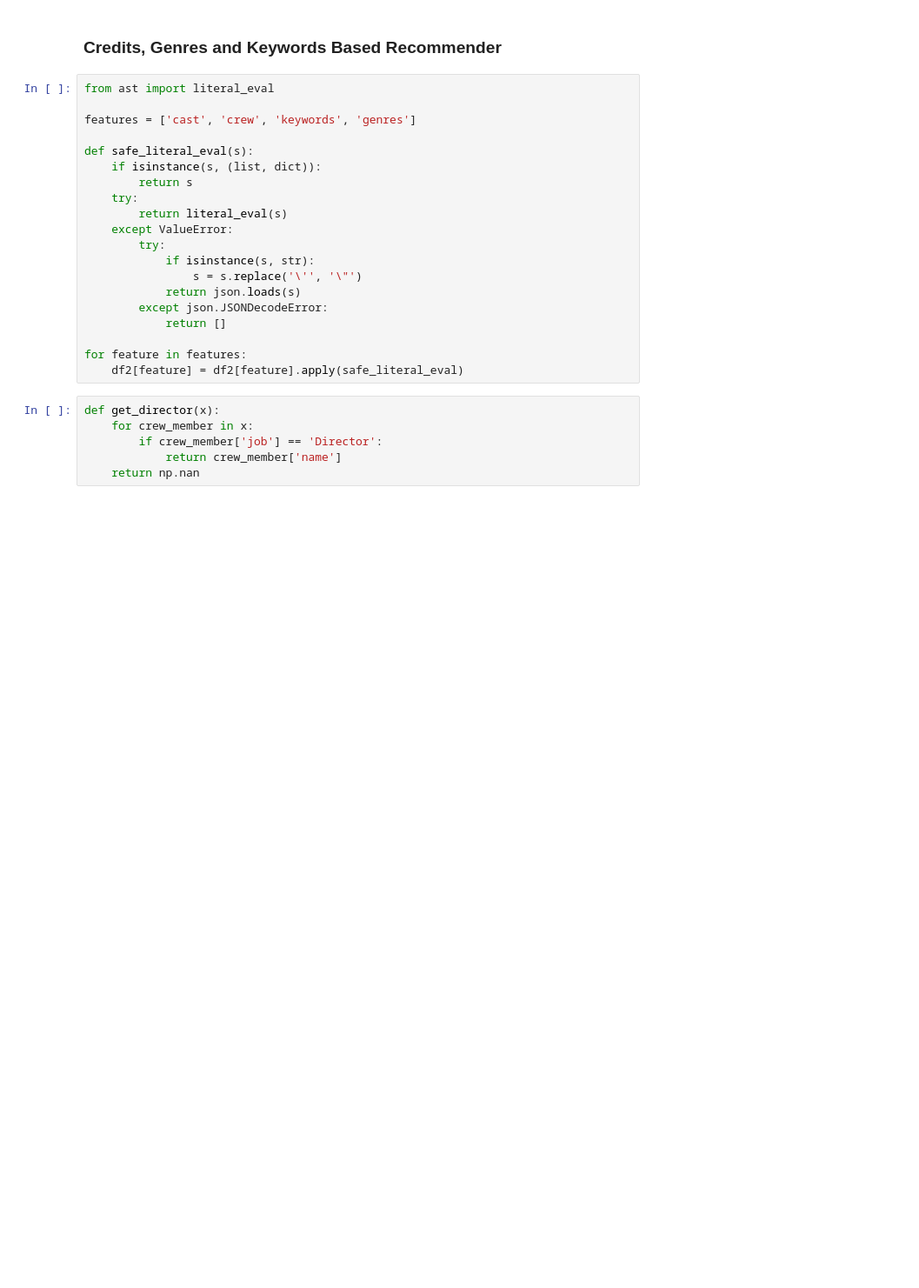
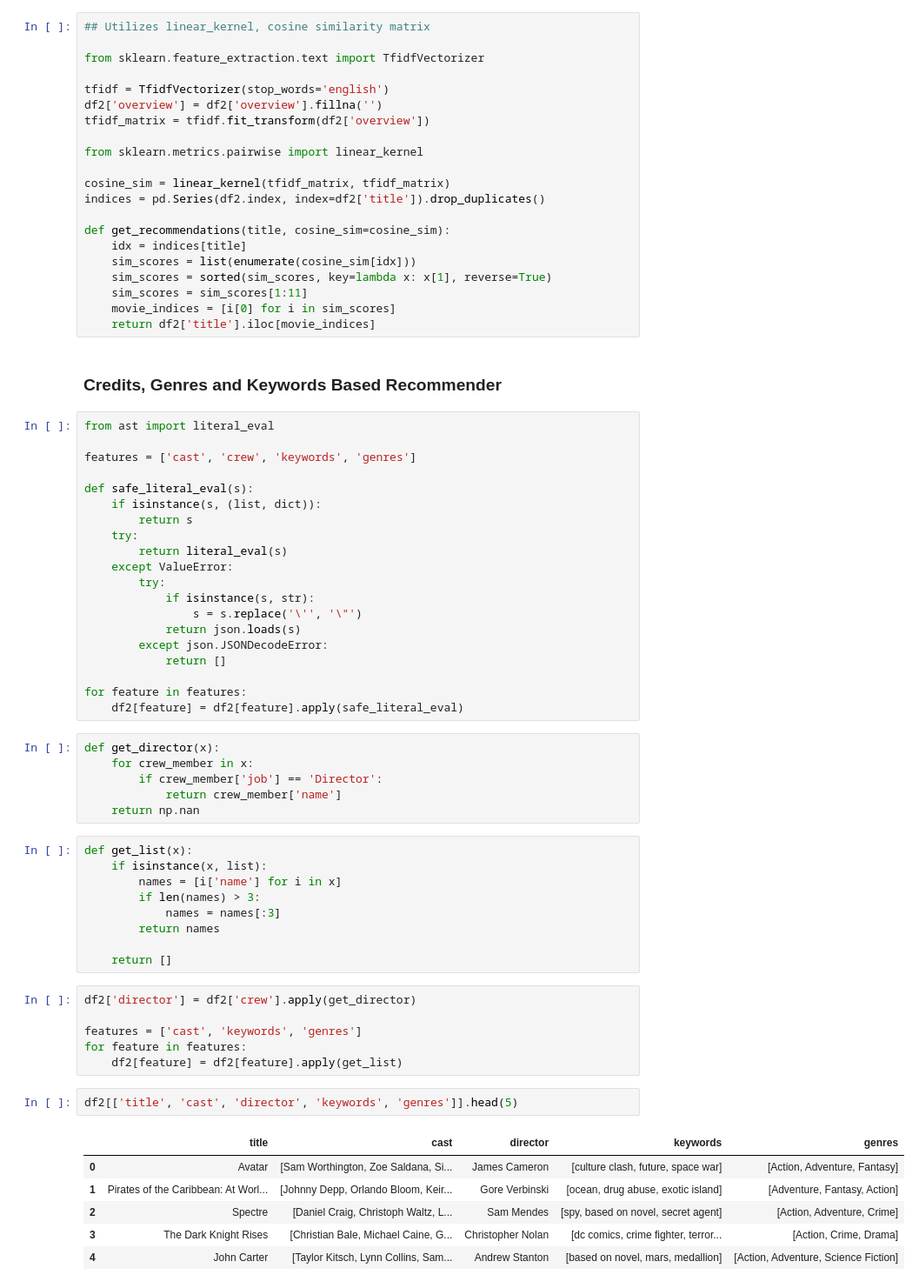
Before and after one commit to arjunmahesh1/compsci216, a Jupyter notebook: movie-recommendations.ipynb, the cells around one changed output. Shown: that part at 87% size. Drawn from its saved outputs; the diff is of its cells as text; blank space fills up the shorter version.

```diff
--- a/movie-recommendations.ipynb
+++ b/movie-recommendations.ipynb
@@ -81,3 +83,24 @@ plt.show()
+# %%
+## Utilizes linear_kernel, cosine similarity matrix
+
+from sklearn.feature_extraction.text import TfidfVectorizer
+
+tfidf = TfidfVectorizer(stop_words='english')
+df2['overview'] = df2['overview'].fillna('')
+tfidf_matrix = tfidf.fit_transform(df2['overview'])
+
+from sklearn.metrics.pairwise import linear_kernel
+
+cosine_sim = linear_kernel(tfidf_matrix, tfidf_matrix)
+indices = pd.Series(df2.index, index=df2['title']).drop_duplicates()
+
+def get_recommendations(title, cosine_sim=cosine_sim):
+    idx = indices[title]
+    sim_scores = list(enumerate(cosine_sim[idx]))
+    sim_scores = sorted(sim_scores, key=lambda x: x[1], reverse=True)
+    sim_scores = sim_scores[1:11]
+    movie_indices = [i[0] for i in sim_scores]
+    return df2['title'].iloc[movie_indices]
 # %% [markdown]
 ### Credits, Genres and Keywords Based Recommender
 # %%
@@ -106,3 +129,27 @@ def get_director(x):
         if crew_member['job'] == 'Director':
             return crew_member['name']
     return np.nan
+# %%
+def get_list(x):
+    if isinstance(x, list):
+        names = [i['name'] for i in x]
+        if len(names) > 3:
+            names = names[:3]
+        return names
+
+    return []
+# %%
+df2['director'] = df2['crew'].apply(get_director)
+
+features = ['cast', 'keywords', 'genres']
+for feature in features:
+    df2[feature] = df2[feature].apply(get_list)
+# %%
+df2[['title', 'cast', 'director', 'keywords', 'genres']].head(5)
+# %% [output]
+|  | title | cast | director | keywords | genres |
+| 0 | Avatar | [Sam Worthington, Zoe Saldana, Si... | James Cameron | [culture clash, future, space war] | [Action, Adventure, Fantasy] |
+| 1 | Pirates of the Caribbean: At Worl... | [Johnny Depp, Orlando Bloom, Keir... | Gore Verbinski | [ocean, drug abuse, exotic island] | [Adventure, Fantasy, Action] |
+| 2 | Spectre | [Daniel Craig, Christoph Waltz, L... | Sam Mendes | [spy, based on novel, secret agent] | [Action, Adventure, Crime] |
+| 3 | The Dark Knight Rises | [Christian Bale, Michael Caine, G... | Christopher Nolan | [dc comics, crime fighter, terror... | [Action, Crime, Drama] |
+| 4 | John Carter | [Taylor Kitsch, Lynn Collins, Sam... | Andrew Stanton | [based on novel, mars, medallion] | [Action, Adventure, Science Fiction] |
```
Also changed, not shown: parts of 8 cells of this notebook.
